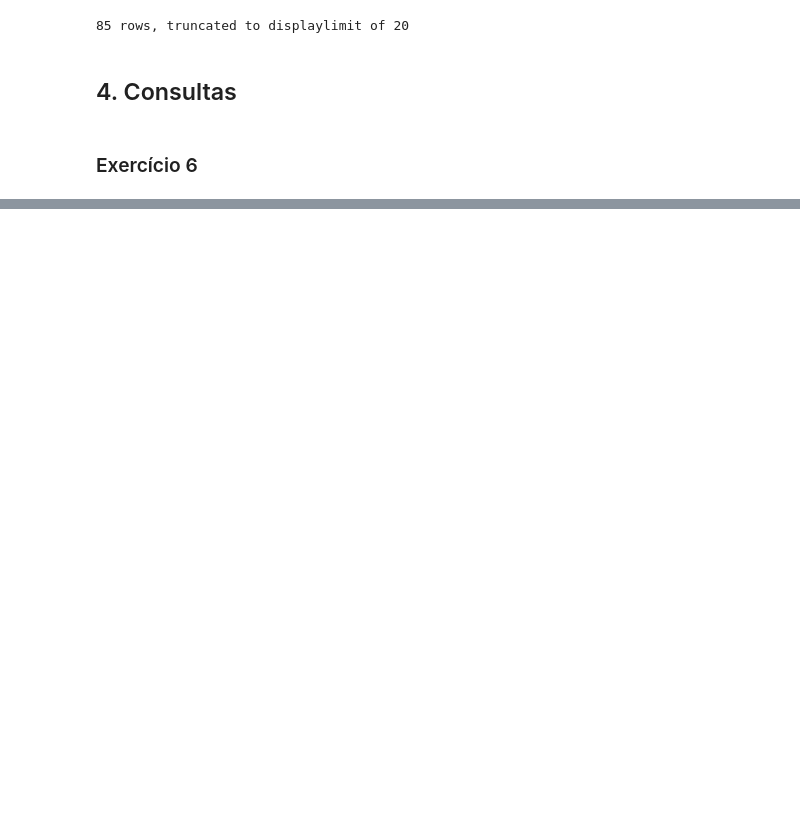
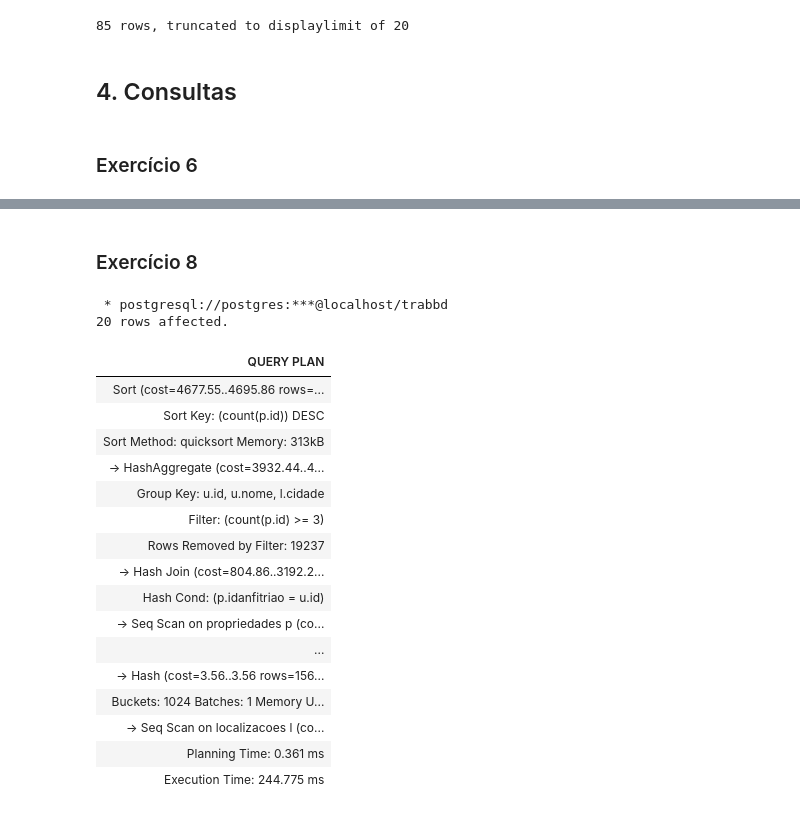
Before and after one commit to MiguelHenri/SCC0240, a Jupyter notebook: trabalho2/t2.ipynb, the cells around one changed output, grey strips where cells are left out. Drawn from its saved outputs; the diff is of its cells as text; code cells hidden in the pictures; blank space fills up the shorter version.

```diff
--- a/trabalho2/t2.ipynb
+++ b/trabalho2/t2.ipynb
@@ -111,0 +191,45 @@ Done.
+# %% [markdown]
+### Exercício 8
+# %%
+sql_query = """
+SELECT
+    U.ID,
+    U.Nome,
+    L.Cidade,
+    COUNT(P.ID) AS QuantidadeDeImoveis
+FROM
+    Usuarios U
+JOIN
+    Localizacoes L ON U.IDLocalizacao = L.ID
+JOIN
+    Propriedades P ON U.ID = P.IDAnfitriao
+GROUP BY
+    U.ID, U.Nome, L.Cidade
+HAVING
+    COUNT(P.ID) >= 3
+ORDER BY
+    QuantidadeDeImoveis DESC;
+"""
+
+# sem index
+%sql EXPLAIN ANALYZE $sql_query
+# %% [output]
+ * postgresql://postgres:***@localhost/trabbd
+20 rows affected.
+| QUERY PLAN |
+| Sort (cost=4677.55..4695.86 rows=... |
+| Sort Key: (count(p.id)) DESC |
+| Sort Method: quicksort Memory: 313kB |
+| -> HashAggregate (cost=3932.44..4... |
+| Group Key: u.id, u.nome, l.cidade |
+| Filter: (count(p.id) >= 3) |
+| Rows Removed by Filter: 19237 |
+| -> Hash Join (cost=804.86..3192.2... |
+| Hash Cond: (p.idanfitriao = u.id) |
+| -> Seq Scan on propriedades p (co... |
+| ... |
+| -> Hash (cost=3.56..3.56 rows=156... |
+| Buckets: 1024 Batches: 1 Memory U... |
+| -> Seq Scan on localizacoes l (co... |
+| Planning Time: 0.361 ms |
+| Execution Time: 244.775 ms |
```
Also changed, not shown: parts of 10 cells of this notebook, 5 other files.
